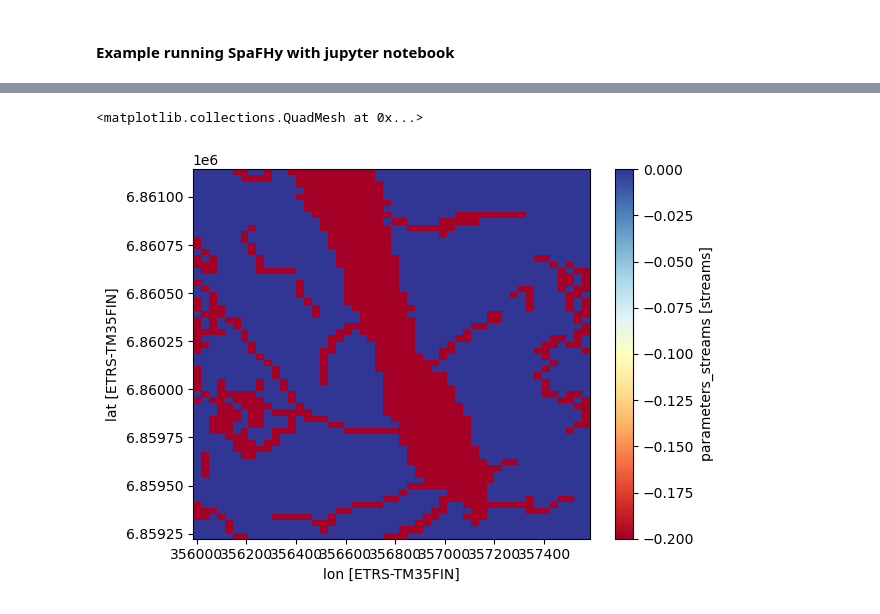
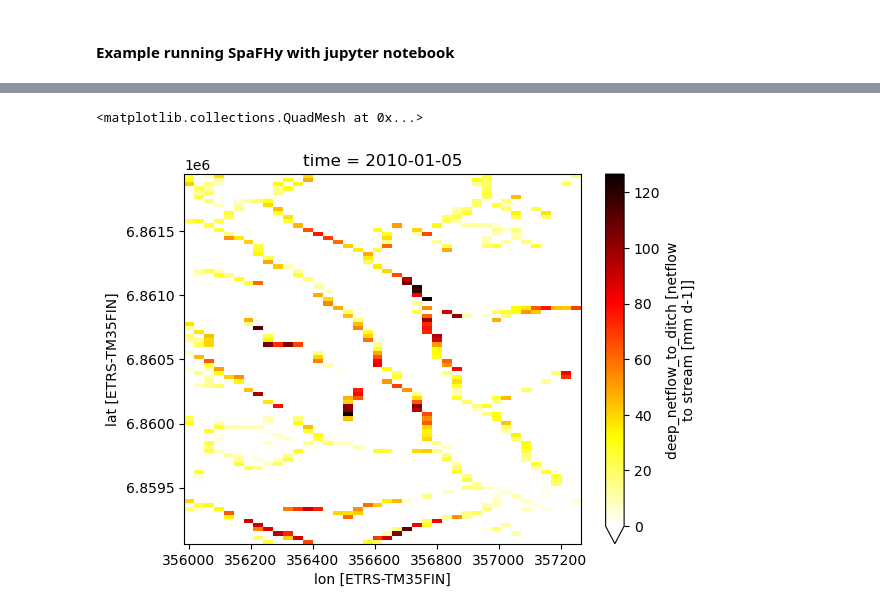
Before and after one commit to jpnousu/SpaFHy_v2.0, a Jupyter notebook: run_example.ipynb, the cells around one changed output, grey strips where cells are left out. Cells and saved outputs as stored; diff of their text form; code cells hidden in the pictures.

```diff
--- a/run_example.ipynb
+++ b/run_example.ipynb
@@ -68,8 +65,9 @@ results['deep_ground_water_level'][-1].plot(cmap='RdYlBu')
-# %%
-results['parameters_streams'][120:180,250:300].plot(cmap='RdYlBu')
-# %% [output]
-<matplotlib.collections.QuadMesh at 0x...>
-[figure, removed]
+# %%
+#results['deep_netflow_to_ditch'][-1, 70:100, 270:300].plot(vmin=0, cmap='hot_r')
+results['deep_netflow_to_ditch'][-1, 95:185, 250:290].plot(vmin=0, cmap='hot_r')
+# %% [output]
+<matplotlib.collections.QuadMesh at 0x...>
+[figure, added]
 # %%
 date = '2020-08-01'
 plt.figure(figsize=(16,6))
```
Also changed, not shown: parts of 4 cells of this notebook, 8 other files.
